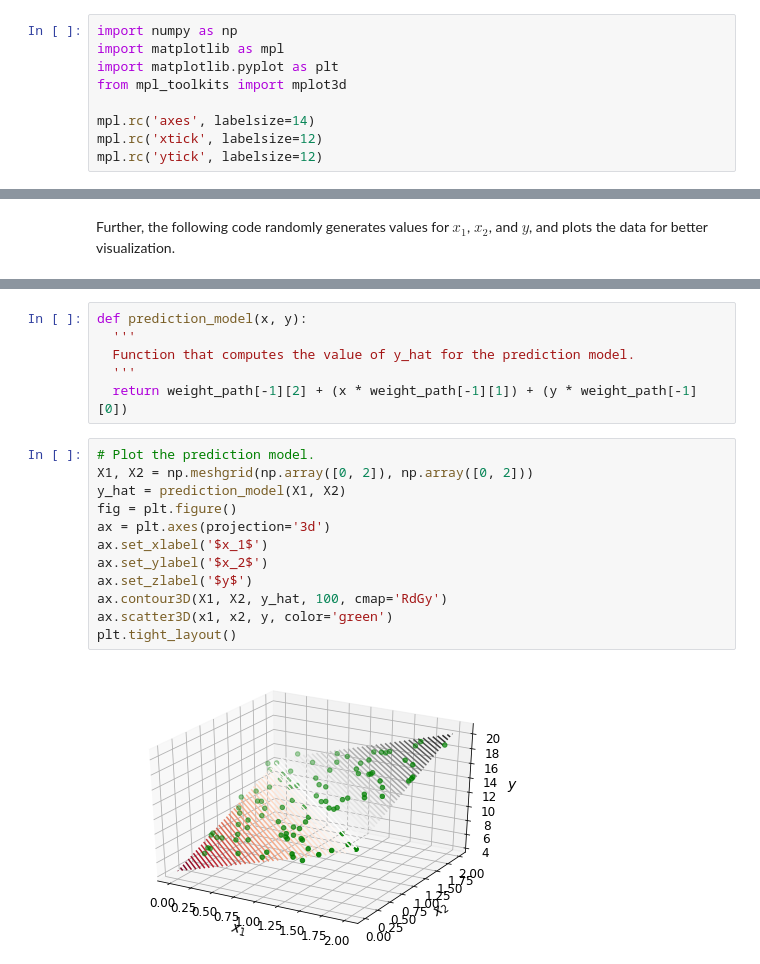
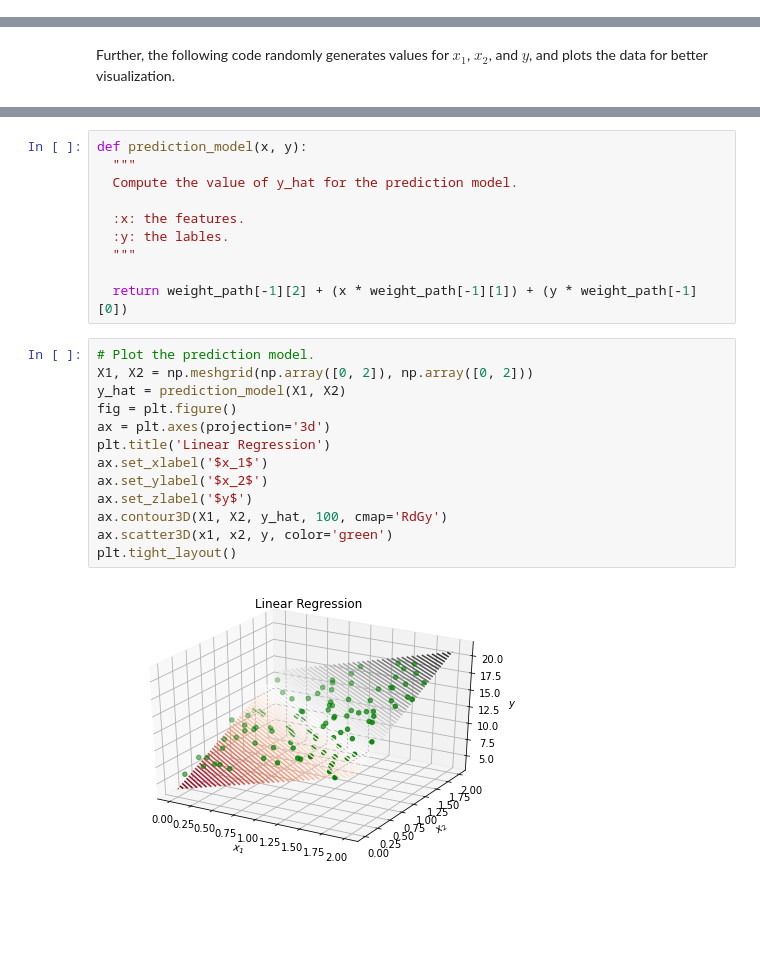
Before and after one commit to csbanon/notebooks, a Jupyter notebook: machine-learning/bivariate-linear-regression-with-mini-batch-gradient-descent.ipynb, the cells around one changed output, grey strips where cells are left out. Cells and saved outputs as stored; diff of their text form; blank space fills up the shorter version.

Commit message:
Update the bivariate linear regression notebook.

```diff
--- a/machine-learning/bivariate-linear-regression-with-mini-batch-gradient-descent.ipynb
+++ b/machine-learning/bivariate-linear-regression-with-mini-batch-gradient-descent.ipynb
@@ -15,12 +15,3 @@ This notebook shows a bivariate linear regression implementation from scratch us
 ## 1. Import Statements
 
 ---
-# %%
-import numpy as np
-import matplotlib as mpl
-import matplotlib.pyplot as plt
-from mpl_toolkits import mplot3d
-
-mpl.rc('axes', labelsize=14)
-mpl.rc('xtick', labelsize=12)
-mpl.rc('ytick', labelsize=12)
@@ -120,20 +116,25 @@ print(weight_path[-1])
 # %%
 def prediction_model(x, y):
-  '''
-  Function that computes the value of y_hat for the prediction model.
-  '''
+  """
+  Compute the value of y_hat for the prediction model.
+
+  :x: the features.
+  :y: the lables.
+  """
+
   return weight_path[-1][2] + (x * weight_path[-1][1]) + (y * weight_path[-1][0])
 # %%
 # Plot the prediction model.
 X1, X2 = np.meshgrid(np.array([0, 2]), np.array([0, 2]))
 y_hat = prediction_model(X1, X2)
 fig = plt.figure()
 ax = plt.axes(projection='3d')
+plt.title('Linear Regression')
 ax.set_xlabel('$x_1$')
 ax.set_ylabel('$x_2$')
 ax.set_zlabel('$y$')
 ax.contour3D(X1, X2, y_hat, 100, cmap='RdGy')
 ax.scatter3D(x1, x2, y, color='green')
 plt.tight_layout()
 # %% [output]
-[figure, old version]
+[figure, new version]
```
Also changed, not shown: parts of 13 cells of this notebook.
